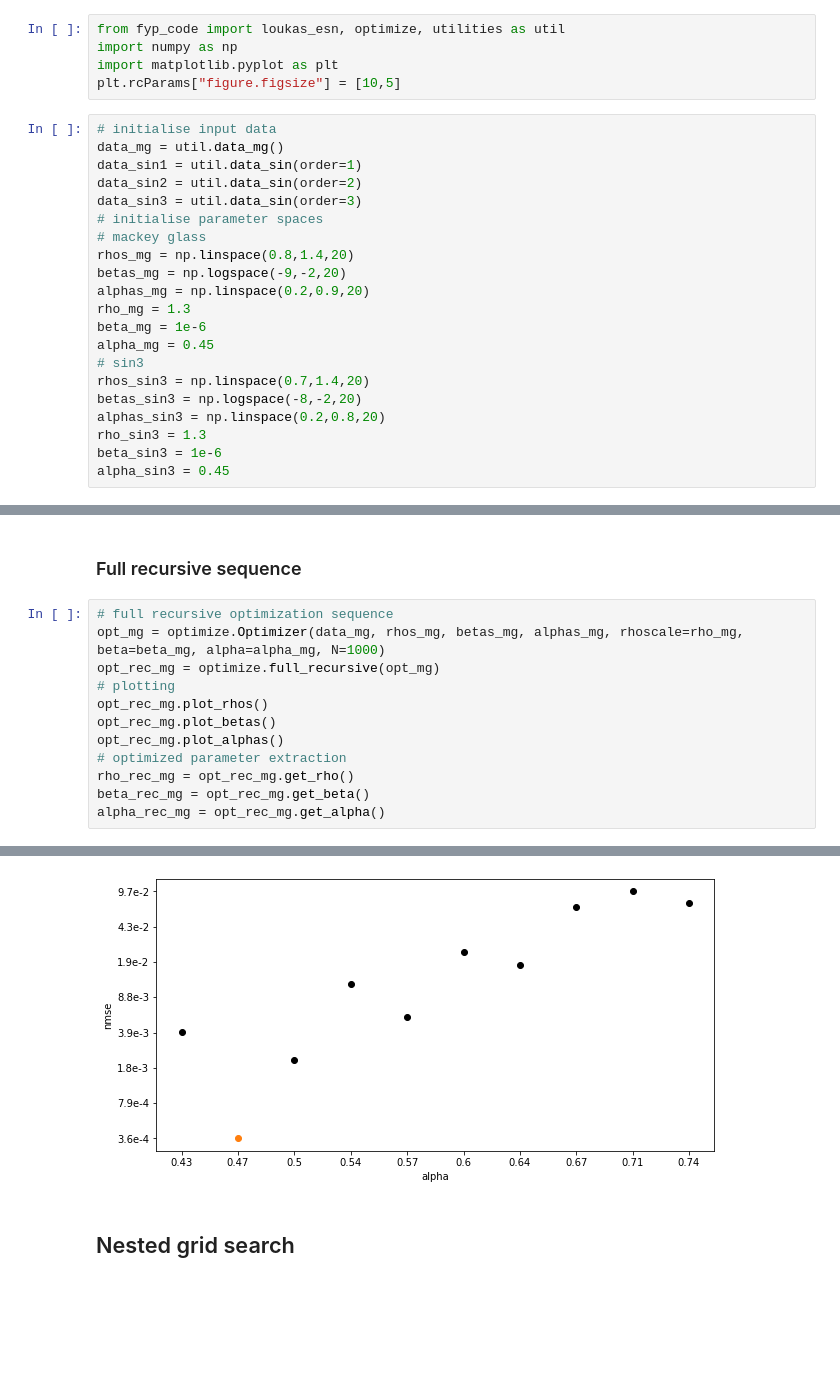
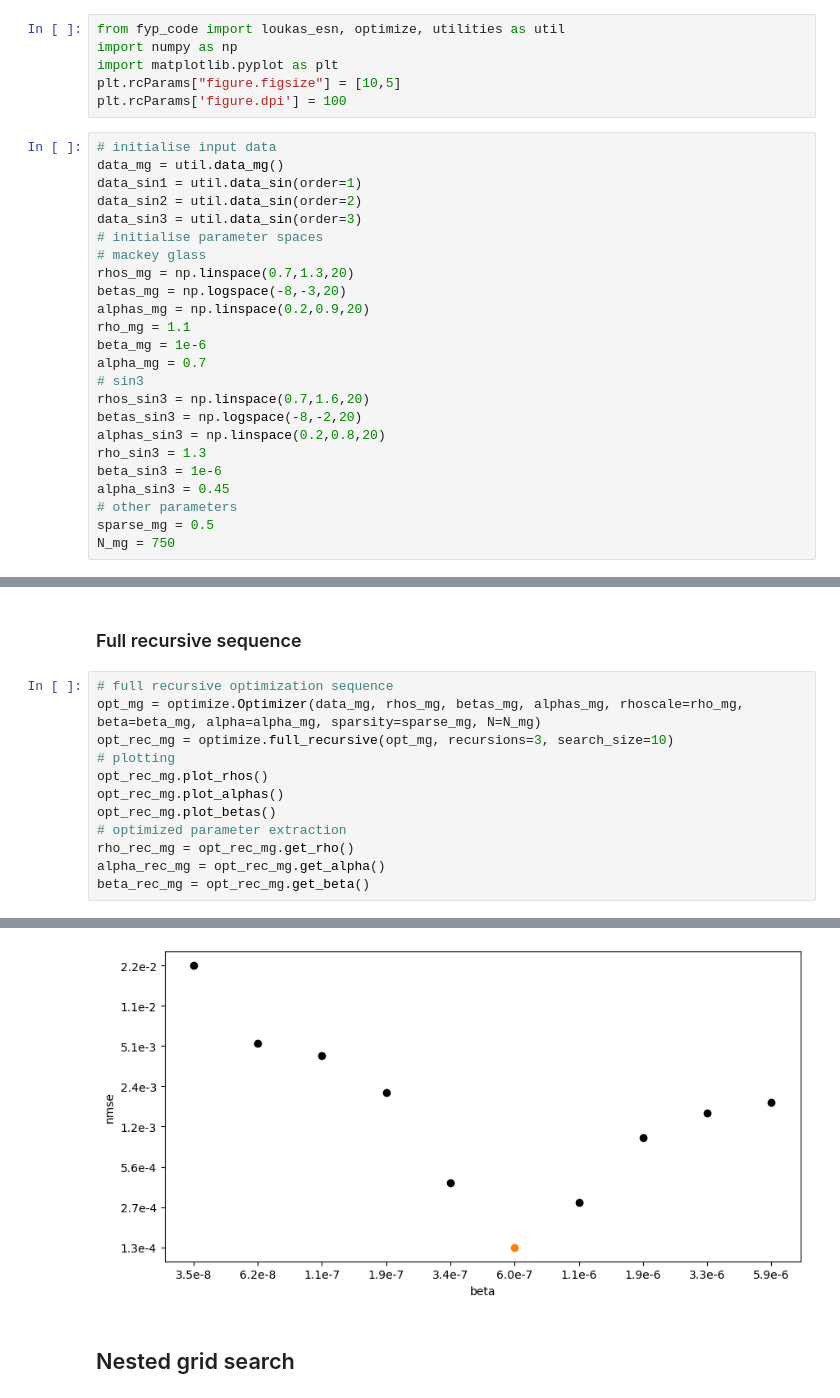
Before and after one commit to jstotero/RC-fyp2022-181357, a Jupyter notebook: Optimizing.ipynb, the cells around one changed output, grey strips where cells are left out. Cells and saved outputs as stored; diff of their text form; blank space fills up the shorter version.

```diff
--- a/Optimizing.ipynb
+++ b/Optimizing.ipynb
@@ -5,6 +5,7 @@ from fyp_code import loukas_esn, optimize, utilities as util
 import numpy as np
 import matplotlib.pyplot as plt
 plt.rcParams["figure.figsize"] = [10,5]
+plt.rcParams['figure.dpi'] = 100
 # %%
 # initialise input data
 data_mg = util.data_mg()
@@ -13,19 +14,22 @@ data_sin2 = util.data_sin(order=2)
 data_sin3 = util.data_sin(order=3)
 # initialise parameter spaces
 # mackey glass
-rhos_mg = np.linspace(0.8,1.4,20)
-betas_mg = np.logspace(-9,-2,20)
+rhos_mg = np.linspace(0.7,1.3,20)
+betas_mg = np.logspace(-8,-3,20)
 alphas_mg = np.linspace(0.2,0.9,20)
-rho_mg = 1.3
+rho_mg = 1.1
 beta_mg = 1e-6
-alpha_mg = 0.45
+alpha_mg = 0.7
 # sin3
-rhos_sin3 = np.linspace(0.7,1.4,20)
+rhos_sin3 = np.linspace(0.7,1.6,20)
 betas_sin3 = np.logspace(-8,-2,20)
 alphas_sin3 = np.linspace(0.2,0.8,20)
 rho_sin3 = 1.3
 beta_sin3 = 1e-6
 alpha_sin3 = 0.45
+# other parameters
+sparse_mg = 0.5
+N_mg = 750
 # %% [markdown]
 ## Initial parameter spaces
 # %%
@@ -106,15 +113,15 @@ opt_rec_mg.plot_alphas()
 ### Full recursive sequence
 # %%
 # full recursive optimization sequence
-opt_mg = optimize.Optimizer(data_mg, rhos_mg, betas_mg, alphas_mg, rhoscale=rho_mg, beta=beta_mg, alpha=alpha_mg, N=1000)
-opt_rec_mg = optimize.full_recursive(opt_mg)
+opt_mg = optimize.Optimizer(data_mg, rhos_mg, betas_mg, alphas_mg, rhoscale=rho_mg, beta=beta_mg, alpha=alpha_mg, sparsity=sparse_mg, N=N_mg)
+opt_rec_mg = optimize.full_recursive(opt_mg, recursions=3, search_size=10)
 # plotting
 opt_rec_mg.plot_rhos()
+opt_rec_mg.plot_alphas()
 opt_rec_mg.plot_betas()
-opt_rec_mg.plot_alphas()
 # optimized parameter extraction
 rho_rec_mg = opt_rec_mg.get_rho()
+alpha_rec_mg = opt_rec_mg.get_alpha()
 beta_rec_mg = opt_rec_mg.get_beta()
-alpha_rec_mg = opt_rec_mg.get_alpha()
 # %% [output]
 3 left
@@ -151,4 +160,4 @@ Collecting alphas...
-[figure, old version]
+[figure, new version]
 # %% [markdown]
 ## Nested grid search
 # %%
```
Also changed, not shown: parts of 6 cells of this notebook, 1 other file.
